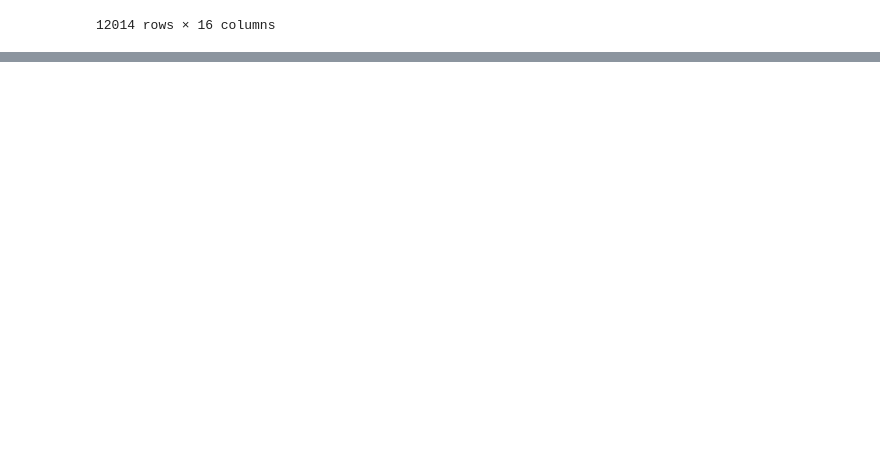
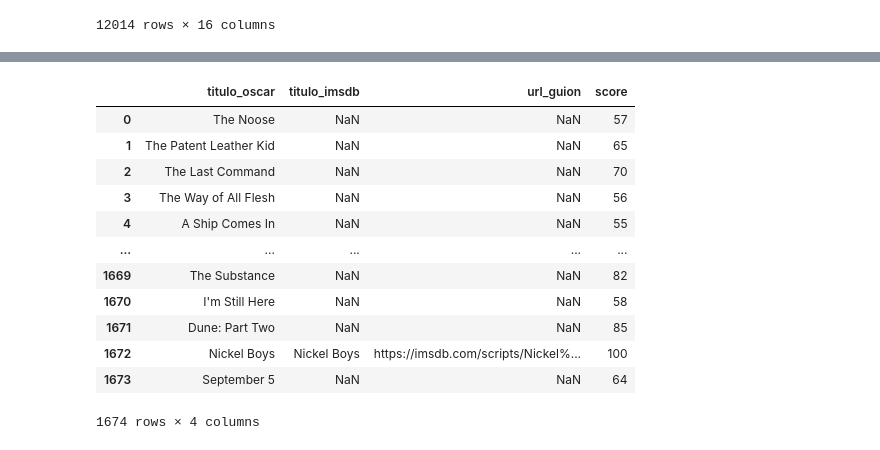
Before and after one commit to RodolfoGloria/Thesis, a Jupyter notebook: cleaning.ipynb, the cells around one changed output, grey strips where cells are left out. Saved outputs shown, nothing was run; the diff lists cells and outputs as text; code cells hidden in the pictures; blank space fills up the shorter version.

```diff
--- a/cleaning.ipynb
+++ b/cleaning.ipynb
@@ -33,0 +270,16 @@ df
+# %%
+df_mapa
+# %% [output]
+|  | titulo_oscar | titulo_imsdb | url_guion | score |
+| 0 | The Noose | NaN | NaN | 57 |
+| 1 | The Patent Leather Kid | NaN | NaN | 65 |
+| 2 | The Last Command | NaN | NaN | 70 |
+| 3 | The Way of All Flesh | NaN | NaN | 56 |
+| 4 | A Ship Comes In | NaN | NaN | 55 |
+| ... | ... | ... | ... | ... |
+| 1669 | The Substance | NaN | NaN | 82 |
+| 1670 | I'm Still Here | NaN | NaN | 58 |
+| 1671 | Dune: Part Two | NaN | NaN | 85 |
+| 1672 | Nickel Boys | Nickel Boys | https://imsdb.com/scripts/Nickel%... | 100 |
+| 1673 | September 5 | NaN | NaN | 64 |
+1674 rows × 4 columns
```
Also changed, not shown: parts of 11 cells of this notebook, 27 other files.
